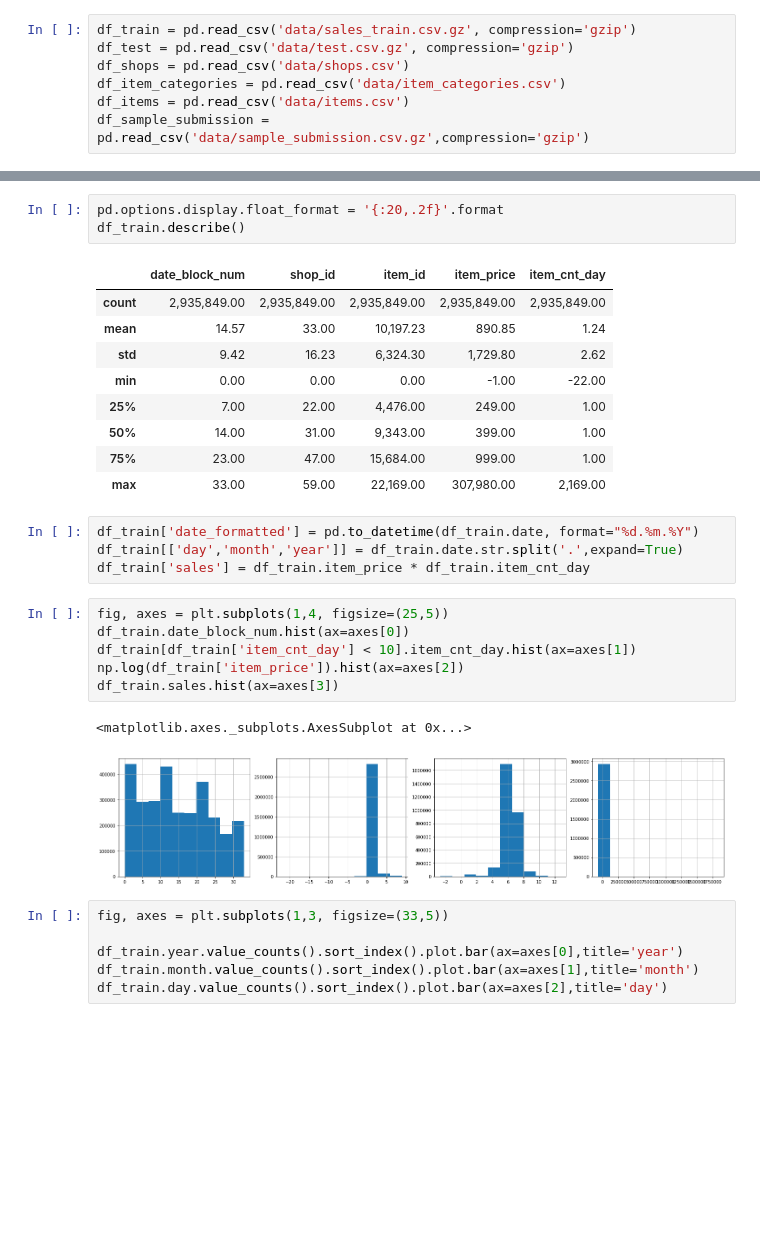
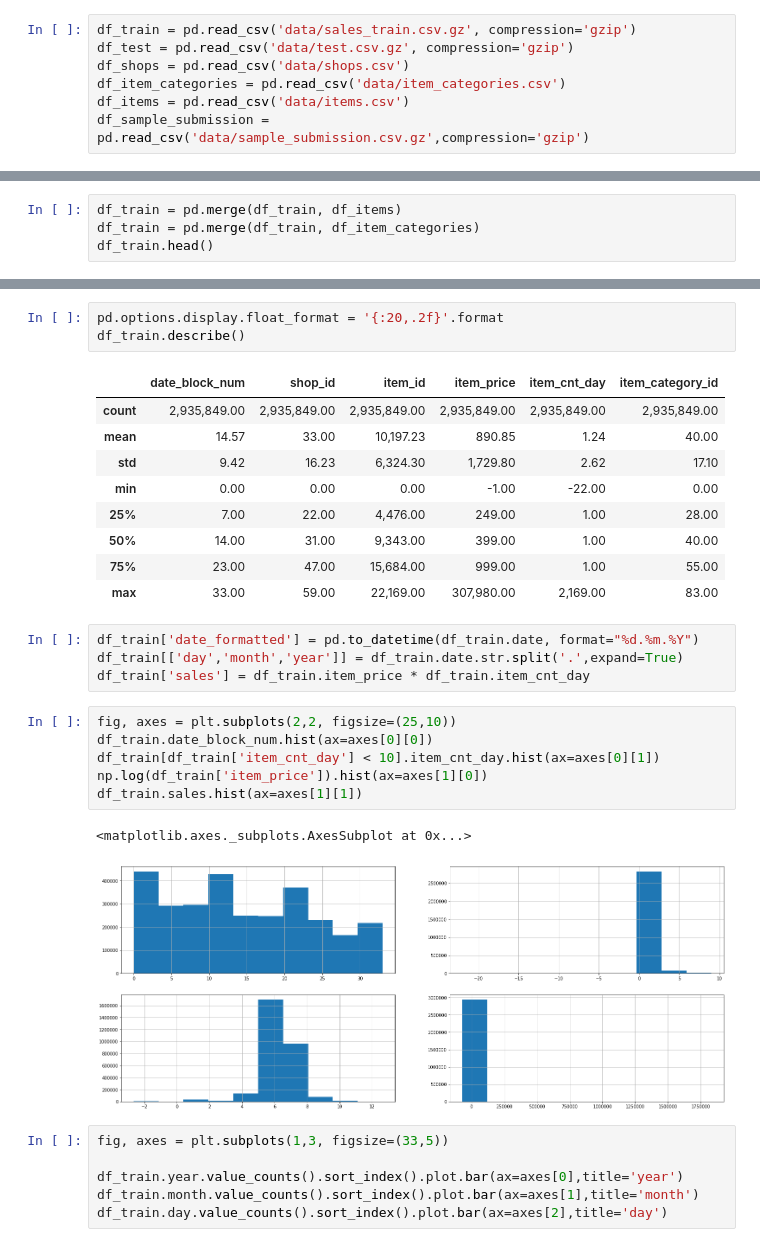
Before and after one commit to GatzZ/competitive-data-science-final-project, a Jupyter notebook: Main.ipynb, the cells around one changed output, grey strips where cells are left out. Cells and saved outputs as stored; diff of their text form; blank space fills up the shorter version.

```diff
--- a/Main.ipynb
+++ b/Main.ipynb
@@ -15,0 +41,4 @@ df_sample_submission = pd.read_csv('data/sample_submission.csv.gz',compression='
+# %%
+df_train = pd.merge(df_train, df_items)
+df_train = pd.merge(df_train, df_item_categories)
+df_train.head()
@@ -17,28 +99,28 @@ df_sample_submission = pd.read_csv('data/sample_submission.csv.gz',compression='
 pd.options.display.float_format = '{:20,.2f}'.format
 df_train.describe()
 # %% [output]
-|  | date_block_num | shop_id | item_id | item_price | item_cnt_day |
-| count | 2,935,849.00 | 2,935,849.00 | 2,935,849.00 | 2,935,849.00 | 2,935,849.00 |
-| mean | 14.57 | 33.00 | 10,197.23 | 890.85 | 1.24 |
-| std | 9.42 | 16.23 | 6,324.30 | 1,729.80 | 2.62 |
-| min | 0.00 | 0.00 | 0.00 | -1.00 | -22.00 |
-| 25% | 7.00 | 22.00 | 4,476.00 | 249.00 | 1.00 |
-| 50% | 14.00 | 31.00 | 9,343.00 | 399.00 | 1.00 |
-| 75% | 23.00 | 47.00 | 15,684.00 | 999.00 | 1.00 |
-| max | 33.00 | 59.00 | 22,169.00 | 307,980.00 | 2,169.00 |
+|  | date_block_num | shop_id | item_id | item_price | item_cnt_day | item_category_id |
+| count | 2,935,849.00 | 2,935,849.00 | 2,935,849.00 | 2,935,849.00 | 2,935,849.00 | 2,935,849.00 |
+| mean | 14.57 | 33.00 | 10,197.23 | 890.85 | 1.24 | 40.00 |
+| std | 9.42 | 16.23 | 6,324.30 | 1,729.80 | 2.62 | 17.10 |
+| min | 0.00 | 0.00 | 0.00 | -1.00 | -22.00 | 0.00 |
+| 25% | 7.00 | 22.00 | 4,476.00 | 249.00 | 1.00 | 28.00 |
+| 50% | 14.00 | 31.00 | 9,343.00 | 399.00 | 1.00 | 40.00 |
+| 75% | 23.00 | 47.00 | 15,684.00 | 999.00 | 1.00 | 55.00 |
+| max | 33.00 | 59.00 | 22,169.00 | 307,980.00 | 2,169.00 | 83.00 |
 # %%
 df_train['date_formatted'] = pd.to_datetime(df_train.date, format="%d.%m.%Y")
 df_train[['day','month','year']] = df_train.date.str.split('.',expand=True)
 df_train['sales'] = df_train.item_price * df_train.item_cnt_day
 # %%
-fig, axes = plt.subplots(1,4, figsize=(25,5))
-df_train.date_block_num.hist(ax=axes[0])
-df_train[df_train['item_cnt_day'] < 10].item_cnt_day.hist(ax=axes[1])
-np.log(df_train['item_price']).hist(ax=axes[2])
-df_train.sales.hist(ax=axes[3])
+fig, axes = plt.subplots(2,2, figsize=(25,10))
+df_train.date_block_num.hist(ax=axes[0][0])
+df_train[df_train['item_cnt_day'] < 10].item_cnt_day.hist(ax=axes[0][1])
+np.log(df_train['item_price']).hist(ax=axes[1][0])
+df_train.sales.hist(ax=axes[1][1])
 # %% [output]
 <matplotlib.axes._subplots.AxesSubplot at 0x...>
-[figure, old version]
+[figure, new version]
 # %%
 fig, axes = plt.subplots(1,3, figsize=(33,5))
 
```
Also changed, not shown: parts of 10 cells of this notebook, 1 other file.
